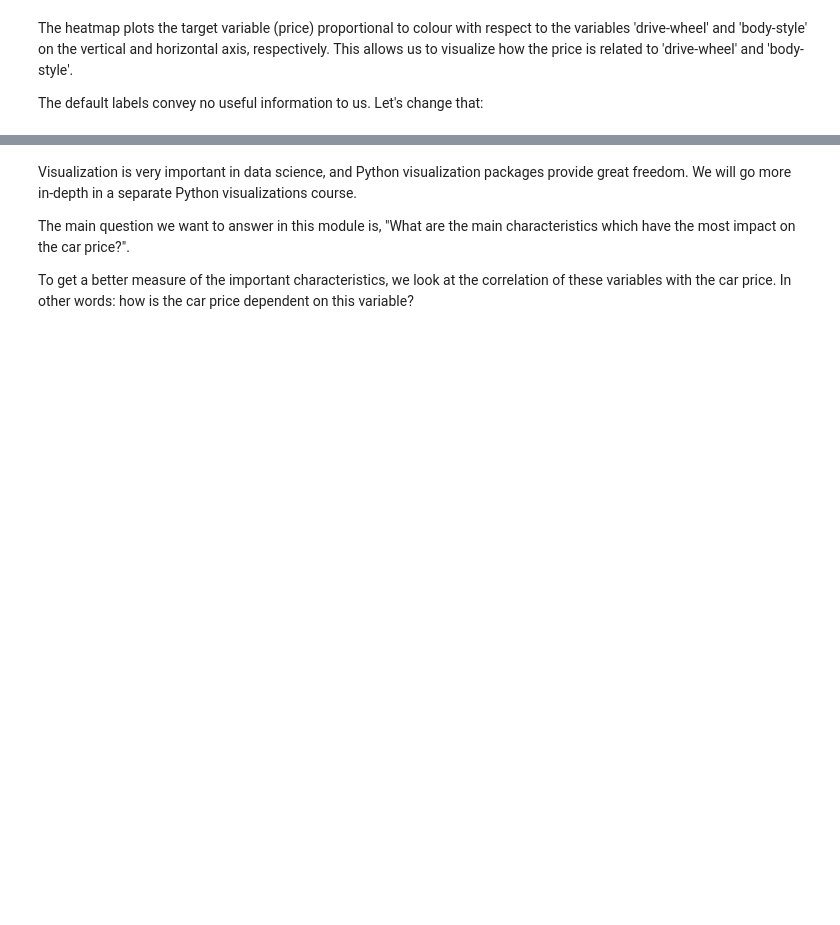
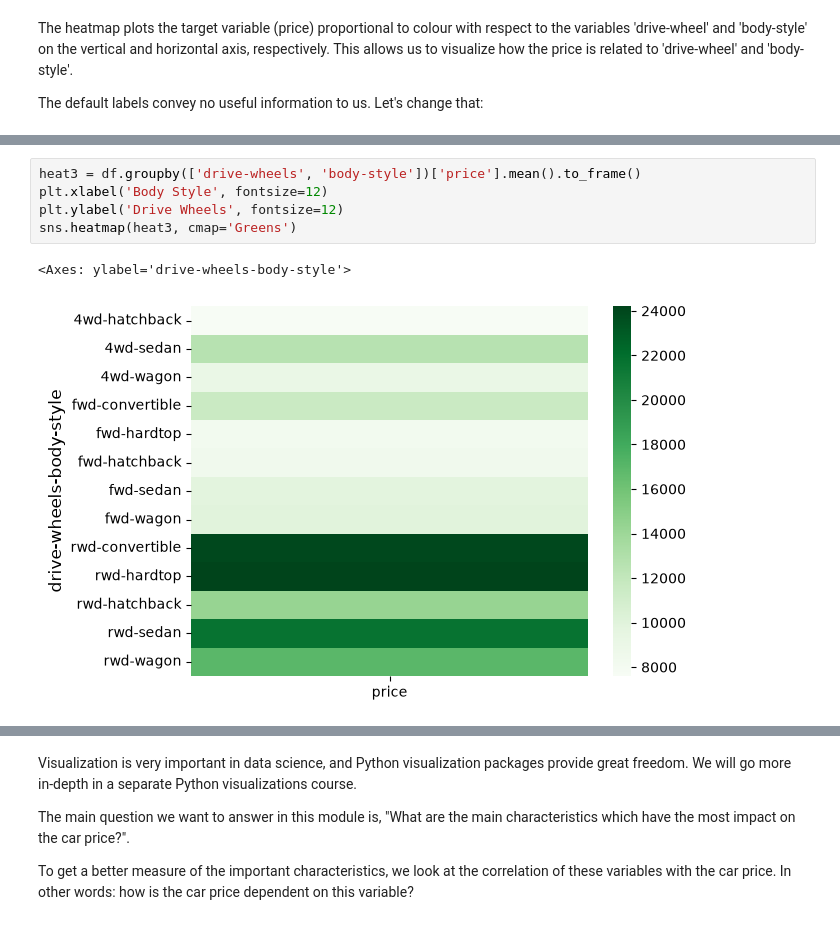
Before and after one commit to hoangnam-2k6/IUH-AI, a Jupyter notebook: tuan3/Bai01.ipynb, the cells around one changed output, grey strips where cells are left out. Drawn from its saved outputs; the diff is of its cells as text; blank space fills up the shorter version.

```diff
--- a/tuan3/Bai01.ipynb
+++ b/tuan3/Bai01.ipynb
@@ -675,0 +653,8 @@ sns.heatmap(heat, cmap='Blues')
+# %%
+heat3 = df.groupby(['drive-wheels', 'body-style'])['price'].mean().to_frame()
+plt.xlabel('Body Style', fontsize=12)
+plt.ylabel('Drive Wheels', fontsize=12)
+sns.heatmap(heat3, cmap='Greens')
+# %% [output]
+<Axes: ylabel='drive-wheels-body-style'>
+[figure, added]
```
Also changed, not shown: parts of 41 cells of this notebook, 1 other file.
